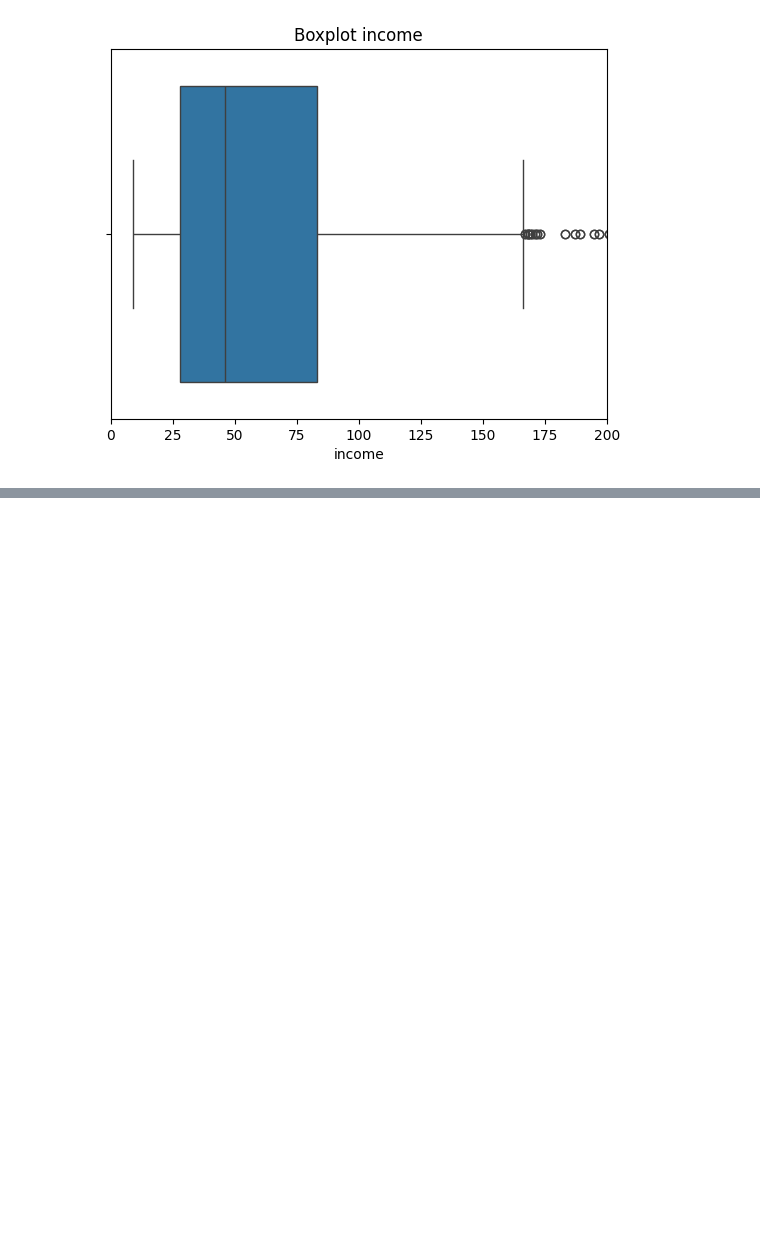
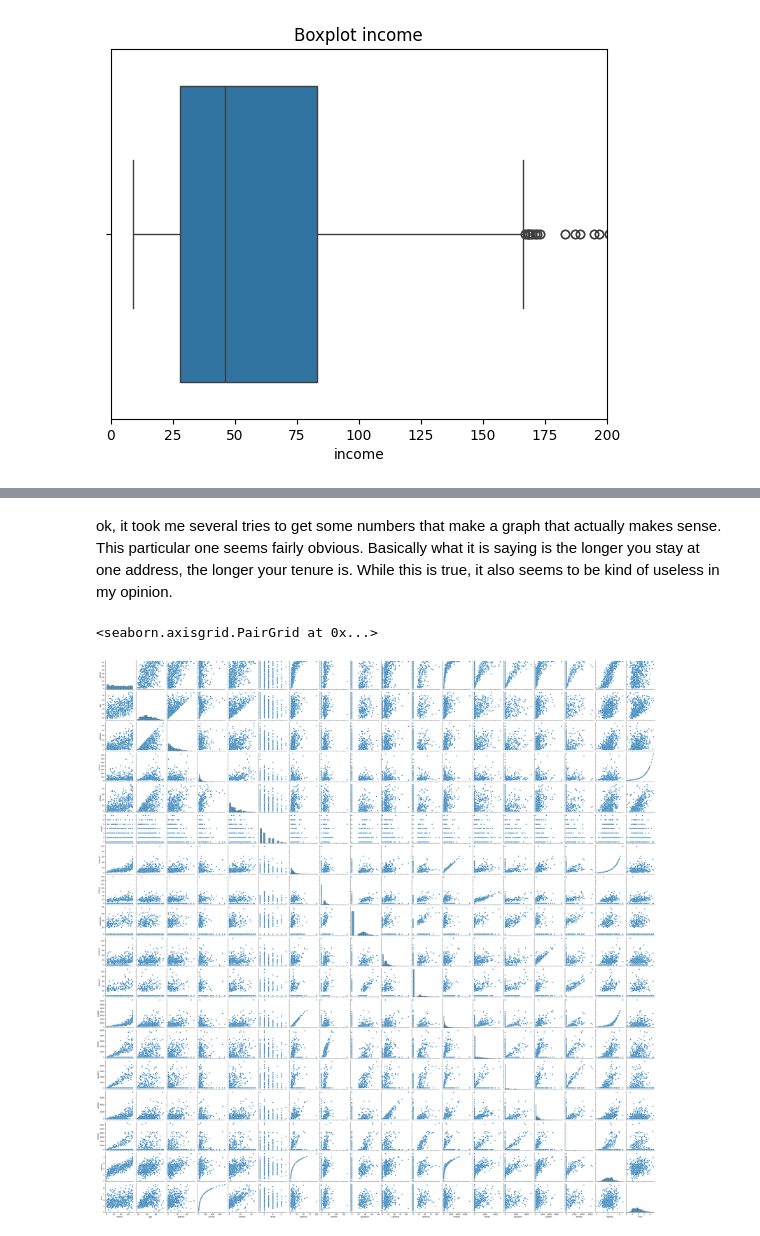
Before and after one commit to dallascaley/Business-Intelligence, a Jupyter notebook: ISO470_Assignment01.ipynb, the cells around one changed output, grey strips where cells are left out. Saved outputs shown, nothing was run; the diff lists cells and outputs as text; code cells hidden in the pictures; blank space fills up the shorter version.

```diff
--- a/ISO470_Assignment01.ipynb
+++ b/ISO470_Assignment01.ipynb
@@ -247,0 +305,7 @@ This one is also interesting, basically people who make between 26k and 81k are
+# %% [markdown]
+ok, it took me several tries to get some numbers that make a graph that actually makes sense.  This particular one seems fairly obvious.  Basically what it is saying is the longer you stay at one address, the longer your tenure is.  While this is true, it also seems to be kind of useless in my opinion.
+# %%
+sns.pairplot(data = customer_churn)
+# %% [output]
+<seaborn.axisgrid.PairGrid at 0x...>
+[figure, added]
```
Also changed, not shown: parts of 19 cells of this notebook.
